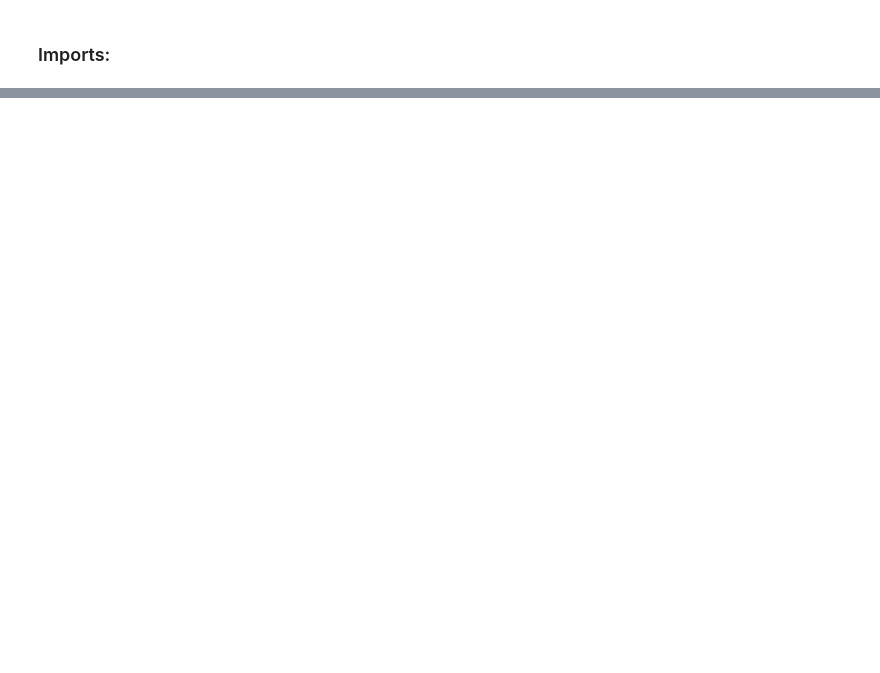
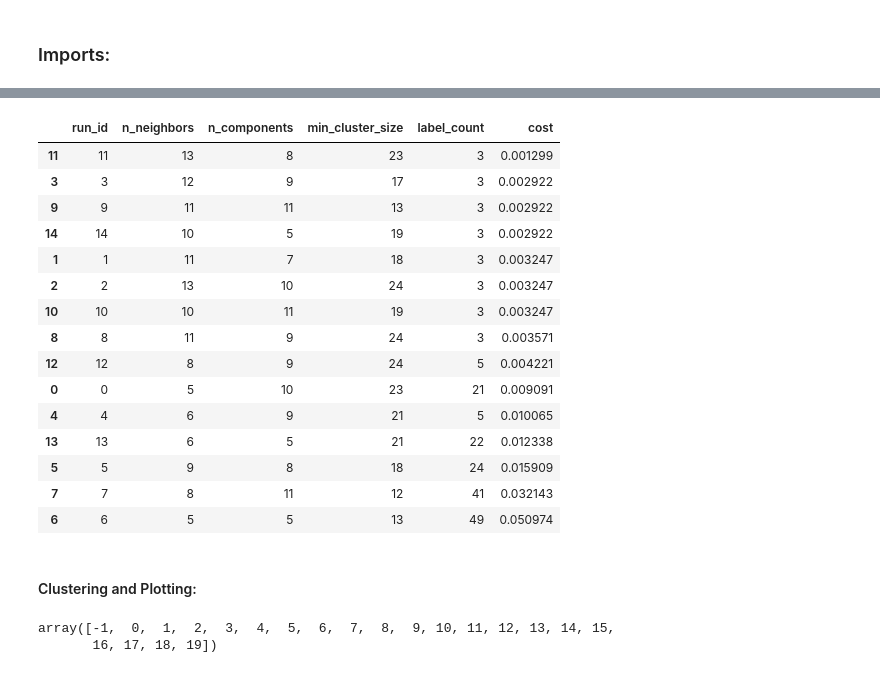
Before and after one commit to adc257/AmEx-Project, a Jupyter notebook: amex_utterance_clusters.ipynb, the cells around one changed output, grey strips where cells are left out. Drawn from its saved outputs; the diff is of its cells as text; code cells hidden in the pictures; blank space fills up the shorter version.

```diff
--- a/amex_utterance_clusters.ipynb
+++ b/amex_utterance_clusters.ipynb
@@ -144,0 +312,23 @@ cluster_info
+# %%
+parametersList2 = [[0, 5, 10, 23, 21, 0.00909090909090909], [1, 11, 7, 18, 3, 0.003246753246753247], [2, 13, 10, 24, 3, 0.003246753246753247], [3, 12, 9, 17, 3, 0.002922077922077922], [4, 6, 9, 21, 5, 0.010064935064935065], [5, 9, 8, 18, 24, 0.015909090909090907], [6, 5, 5, 13, 49, 0.05097402597402598], [7, 8, 11, 12, 41, 0.03214285714285714], [8, 11, 9, 24, 3, 0.0035714285714285713], [9, 11, 11, 13, 3, 0.002922077922077922], [10, 10, 11, 19, 3, 0.003246753246753247], [11, 13, 8, 23, 3, 0.0012987012987012987], [12, 8, 9, 24, 5, 0.0042207792207792205], [13, 6, 5, 21, 22, 0.012337662337662338], [14, 10, 5, 19, 3, 0.002922077922077922]]
+result_df2 = pd.DataFrame(parametersList2, columns=['run_id', 'n_neighbors', 'n_components','min_cluster_size', 'label_count', 'cost'])
+result_df2.sort_values(by='cost')
+# %% [output]
+|  | run_id | n_neighbors | n_components | min_cluster_size | label_count | cost |
+| 11 | 11 | 13 | 8 | 23 | 3 | 0.001299 |
+| 3 | 3 | 12 | 9 | 17 | 3 | 0.002922 |
+| 9 | 9 | 11 | 11 | 13 | 3 | 0.002922 |
+| 14 | 14 | 10 | 5 | 19 | 3 | 0.002922 |
+| 1 | 1 | 11 | 7 | 18 | 3 | 0.003247 |
+| 2 | 2 | 13 | 10 | 24 | 3 | 0.003247 |
+| 10 | 10 | 10 | 11 | 19 | 3 | 0.003247 |
+| 8 | 8 | 11 | 9 | 24 | 3 | 0.003571 |
+| 12 | 12 | 8 | 9 | 24 | 5 | 0.004221 |
+| 0 | 0 | 5 | 10 | 23 | 21 | 0.009091 |
+| 4 | 4 | 6 | 9 | 21 | 5 | 0.010065 |
+| 13 | 13 | 6 | 5 | 21 | 22 | 0.012338 |
+| 5 | 5 | 9 | 8 | 18 | 24 | 0.015909 |
+| 7 | 7 | 8 | 11 | 12 | 41 | 0.032143 |
+| 6 | 6 | 5 | 5 | 13 | 49 | 0.050974 |
+# %% [markdown]
+#### Clustering and Plotting:
@@ -144,0 +338,7 @@ cluster_info
+# %%
+hdbscan_bert = HDBSCAN(min_cluster_size=23)
+test["topic_BERT"] = hdbscan_bert.fit_predict(umap_bert)
+np.unique(hdbscan_bert.labels_)
+# %% [output]
+array([-1,  0,  1,  2,  3,  4,  5,  6,  7,  8,  9, 10, 11, 12, 13, 14, 15,
+       16, 17, 18, 19])
```
Also changed, not shown: parts of 43 cells of this notebook.
